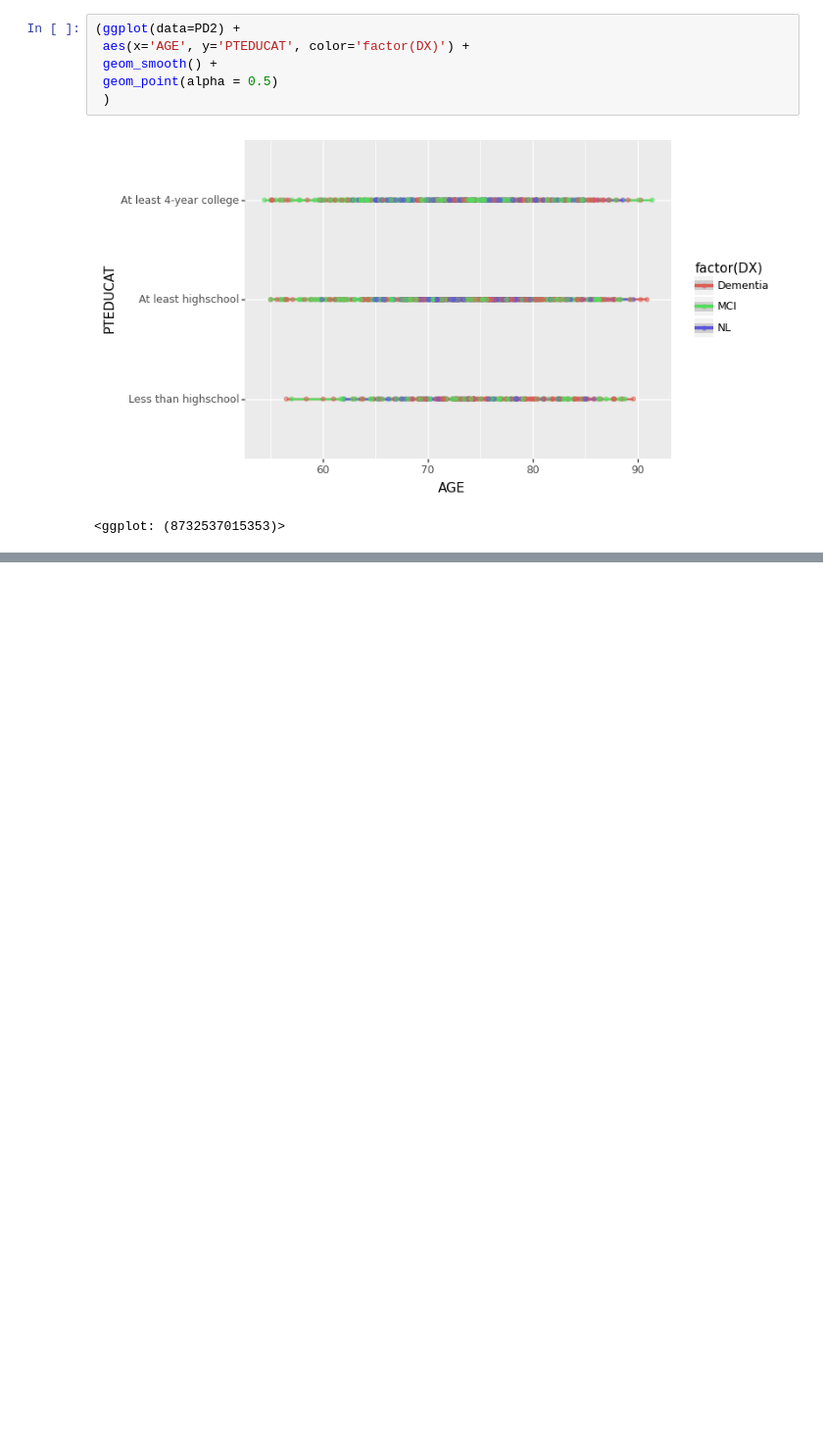
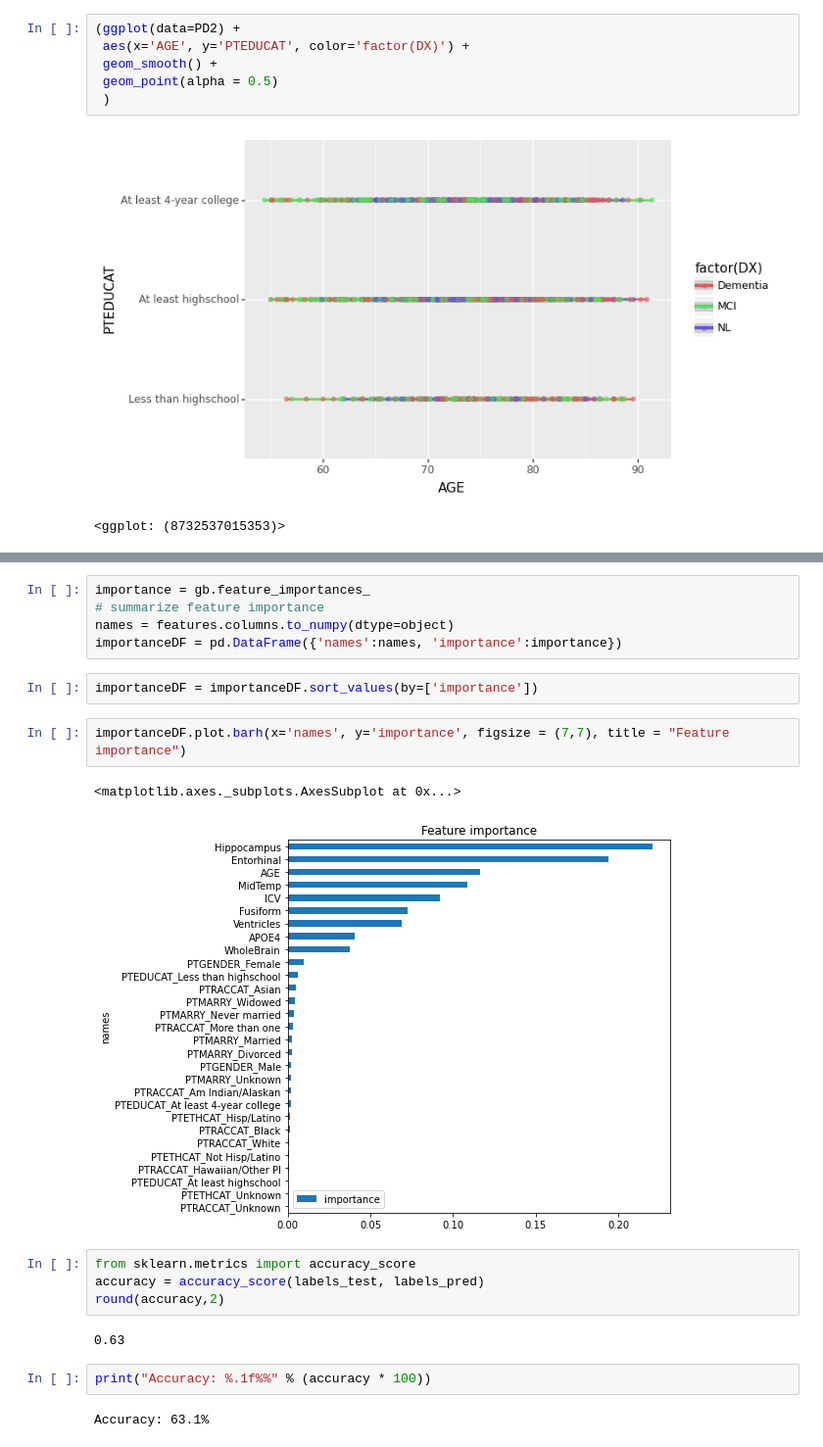
Before and after one commit to ArulselvanMadhavan/CSC508, a Jupyter notebook: A3_WorkingWithPatDataExploratoryDataAnalysis.ipynb, the cells around one changed output, grey strips where cells are left out. Shown at 98% size. Saved outputs shown, nothing was run; the diff lists cells and outputs as text; blank space fills up the shorter version.

```diff
--- a/A3_WorkingWithPatDataExploratoryDataAnalysis.ipynb
+++ b/A3_WorkingWithPatDataExploratoryDataAnalysis.ipynb
@@ -702,0 +768,22 @@ Categories (3, object): ['Less than highschool' < 'At least highschool' < 'At le
+# %%
+importance = gb.feature_importances_
+# summarize feature importance
+names = features.columns.to_numpy(dtype=object)
+importanceDF = pd.DataFrame({'names':names, 'importance':importance})
+# %%
+importanceDF = importanceDF.sort_values(by=['importance'])
+# %%
+importanceDF.plot.barh(x='names', y='importance', figsize = (7,7), title = "Feature importance")
+# %% [output]
+<matplotlib.axes._subplots.AxesSubplot at 0x...>
+[figure, added]
+# %%
+from sklearn.metrics import accuracy_score
+accuracy = accuracy_score(labels_test, labels_pred)
+round(accuracy,2)
+# %% [output]
+0.63
+# %%
+print("Accuracy: %.1f%%" % (accuracy * 100))
+# %% [output]
+Accuracy: 63.1%
```
Also changed, not shown: parts of 4 cells of this notebook.
